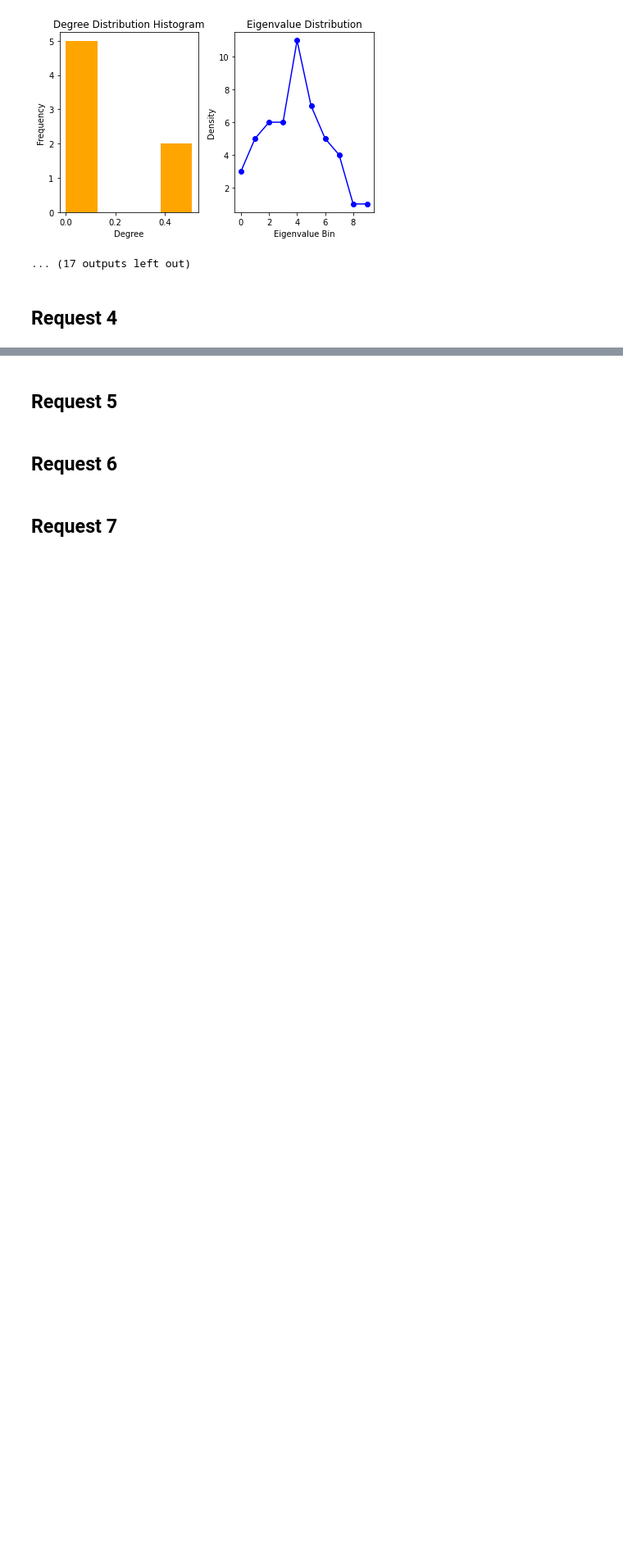
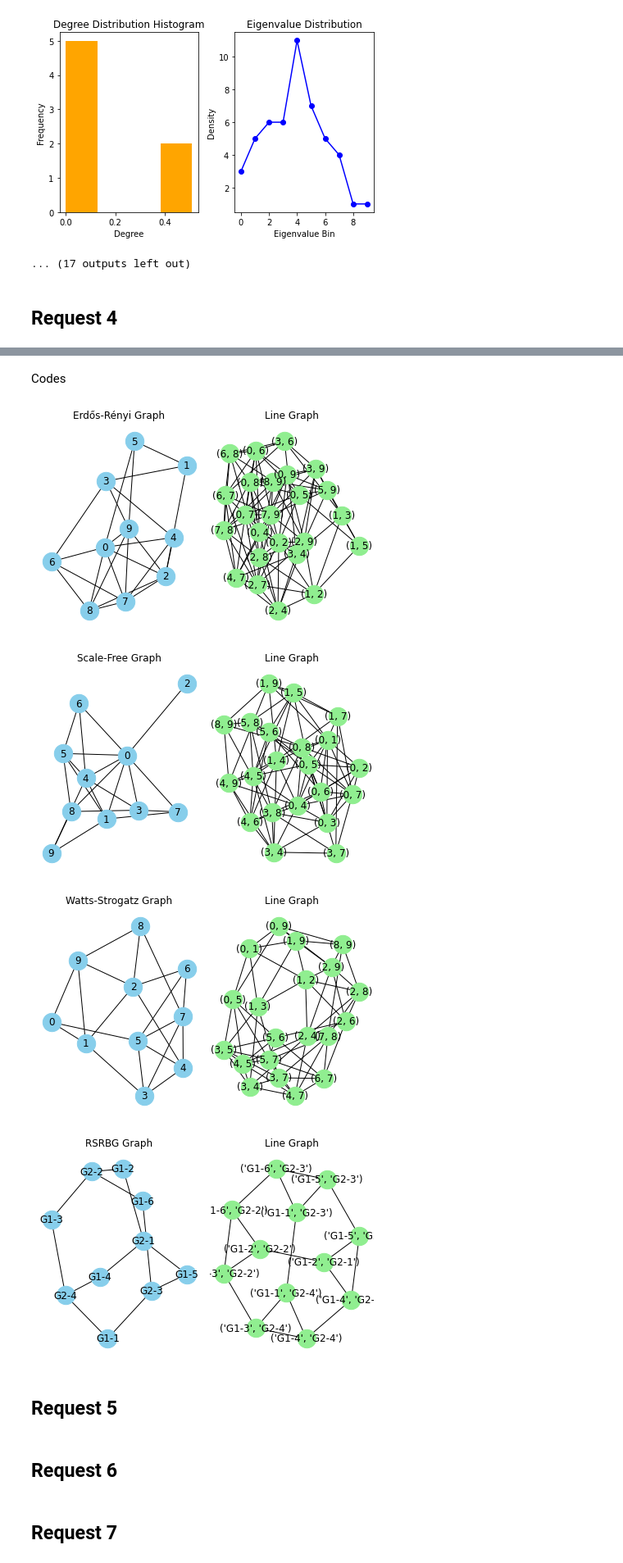
Before and after one commit to ngnma/Simulation-Project, a Jupyter notebook: sim_project.ipynb, the cells around one changed output, grey strips where cells are left out. Shown at 82% size. Saved outputs shown, nothing was run; the diff lists cells and outputs as text; code cells hidden in the pictures; blank space fills up the shorter version.

Commit message:
create line_graphs

```diff
--- a/sim_project.ipynb
+++ b/sim_project.ipynb
@@ -596,3 +599,55 @@ Timeout
+# %%
+def draw_line_graph(G, title):
+
+    # Create the line graph L of G
+    L = nx.line_graph(G)
+    # Define the layout for better visualization
+    pos_G = nx.spring_layout(G)
+    pos_L = nx.spring_layout(L)
+
+    # Draw the graph G
+    plt.subplot(121)
+    nx.draw(G, pos_G, with_labels=True, node_color='skyblue', node_size=500)
+    plt.title(title)
+
+    # Draw the line graph L
+    plt.subplot(122)
+    nx.draw(L, pos_L, with_labels=True, node_color='lightgreen', node_size=500)
+    plt.title("Line Graph")
+
+    plt.tight_layout()
+    plt.show()
+# %% [markdown]
+Codes
+# %%
+# Generate and analyze ER graph
+p = 0.5  # Probability of edge existence
+er_graph = nx.erdos_renyi_graph(10, p)
+draw_line_graph(er_graph, "Erdős-Rényi Graph")
+
+# Generate and analyze Scale-free graph using Barabasi-Albert model
+m0 = 3  # Initial number of nodes
+sf_graph = nx.barabasi_albert_graph(10, m0)
+draw_line_graph(sf_graph, "Scale-Free Graph")
+
+# Generate and analyze Watts-Strogatz small-world graph
+p_rewire = 0.3  # Probability of rewiring
+ws_graph = nx.watts_strogatz_graph(10, 4, p_rewire)
+draw_line_graph(ws_graph, "Watts-Strogatz Graph")
+
+# Generate and analyze RSRBG graph
+n1,n2,d1,d2 = 6,4,2,3
+rsrbg_graph = RSRBG(n1,n2,d1,d2, False)
+draw_line_graph(rsrbg_graph, "RSRBG Graph")
+
+# # Generate and analyze RSRG graph
+# rsrg_graph = rsrg(n1, d1, n2, d2, p)
+# draw_line_graph(rsrg_graph, "RSRG Graph")
+# %% [output]
+[figure, added]
+[figure, added]
+[figure, added]
+[figure, added]
 # %% [markdown]
 ## Request 5
 # %% [markdown]
```
Also changed, not shown: parts of 3 cells of this notebook.
